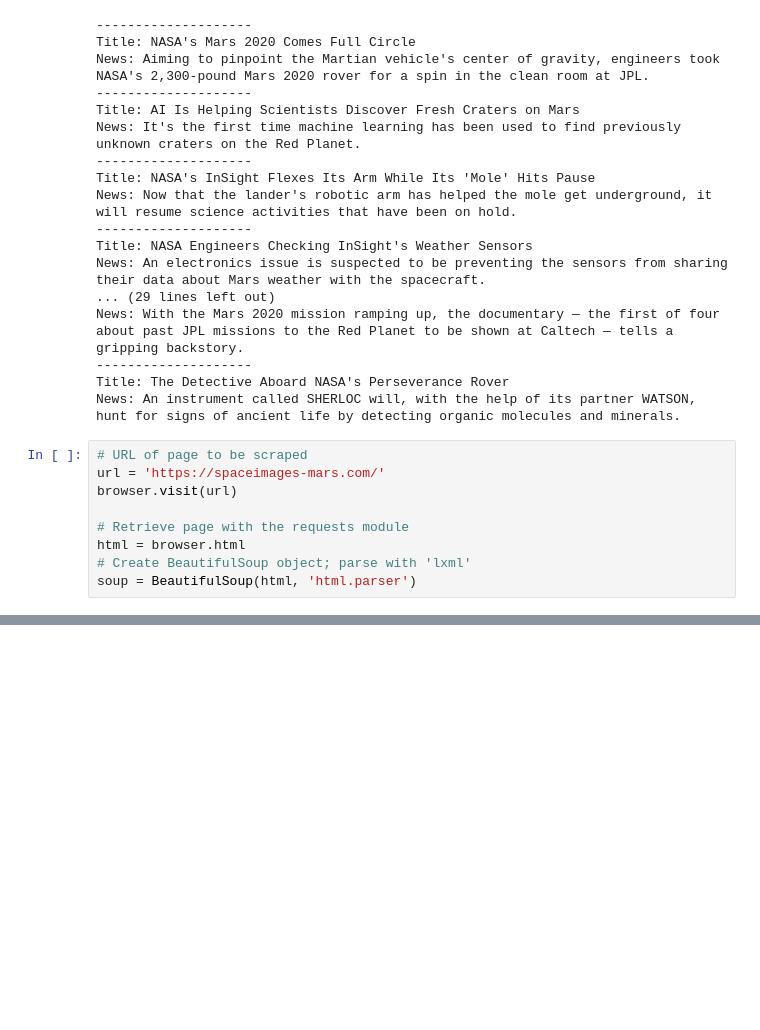
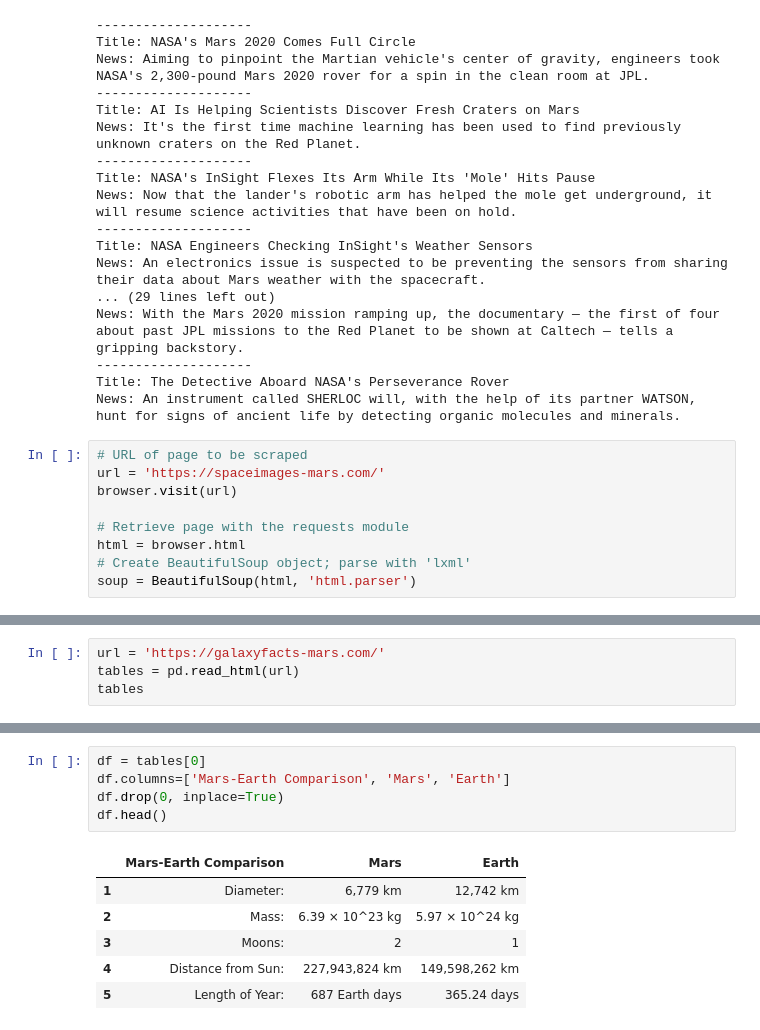
Before and after one commit to leoipn/web-scraping-challenge, a Jupyter notebook: Missions_to_Mars/mission_to_mars.ipynb, the cells around one changed output, grey strips where cells are left out. Cells and saved outputs as stored; diff of their text form; blank space fills up the shorter version.

```diff
--- a/Missions_to_Mars/mission_to_mars.ipynb
+++ b/Missions_to_Mars/mission_to_mars.ipynb
@@ -145,0 +145,4 @@ url =
+# %%
+url = 'https://galaxyfacts-mars.com/'
+tables = pd.read_html(url)
+tables
@@ -145,0 +168,12 @@ url =
+# %%
+df = tables[0]
+df.columns=['Mars-Earth Comparison', 'Mars', 'Earth']
+df.drop(0, inplace=True)
+df.head()
+# %% [output]
+|  | Mars-Earth Comparison | Mars | Earth |
+| 1 | Diameter: | 6,779 km | 12,742 km |
+| 2 | Mass: | 6.39 × 10^23 kg | 5.97 × 10^24 kg |
+| 3 | Moons: | 2 | 1 |
+| 4 | Distance from Sun: | 227,943,824 km | 149,598,262 km |
+| 5 | Length of Year: | 687 Earth days | 365.24 days |
```
Also changed, not shown: parts of 14 cells of this notebook.
